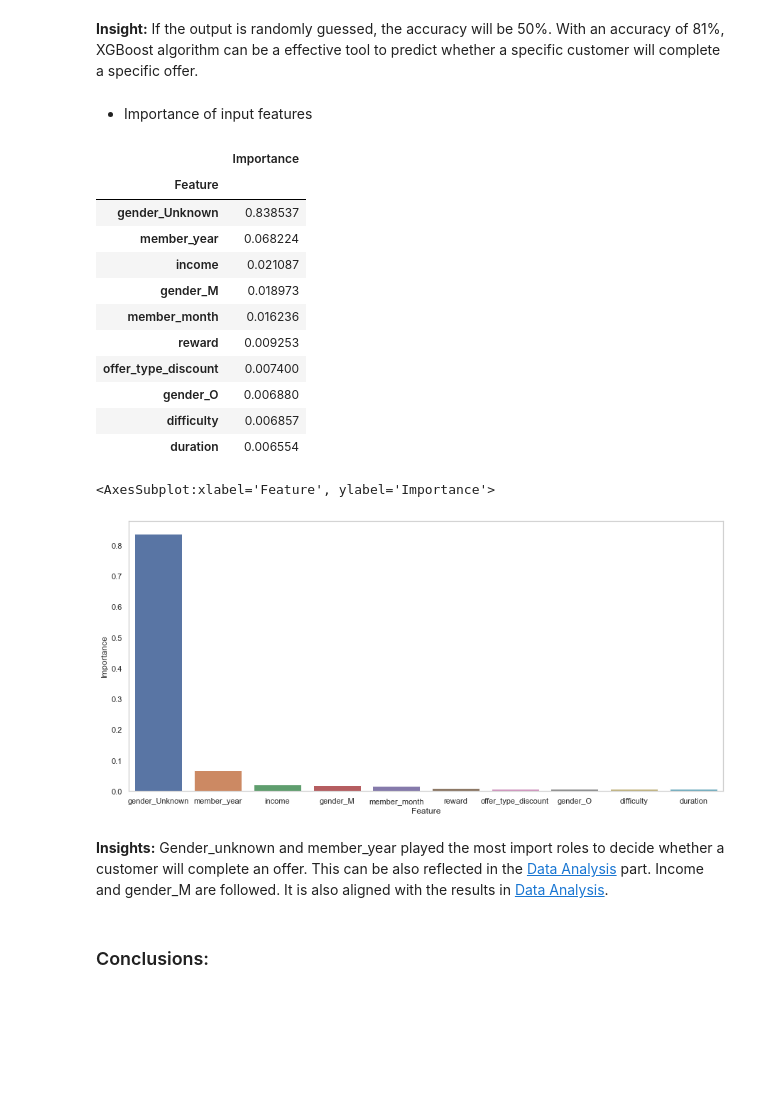
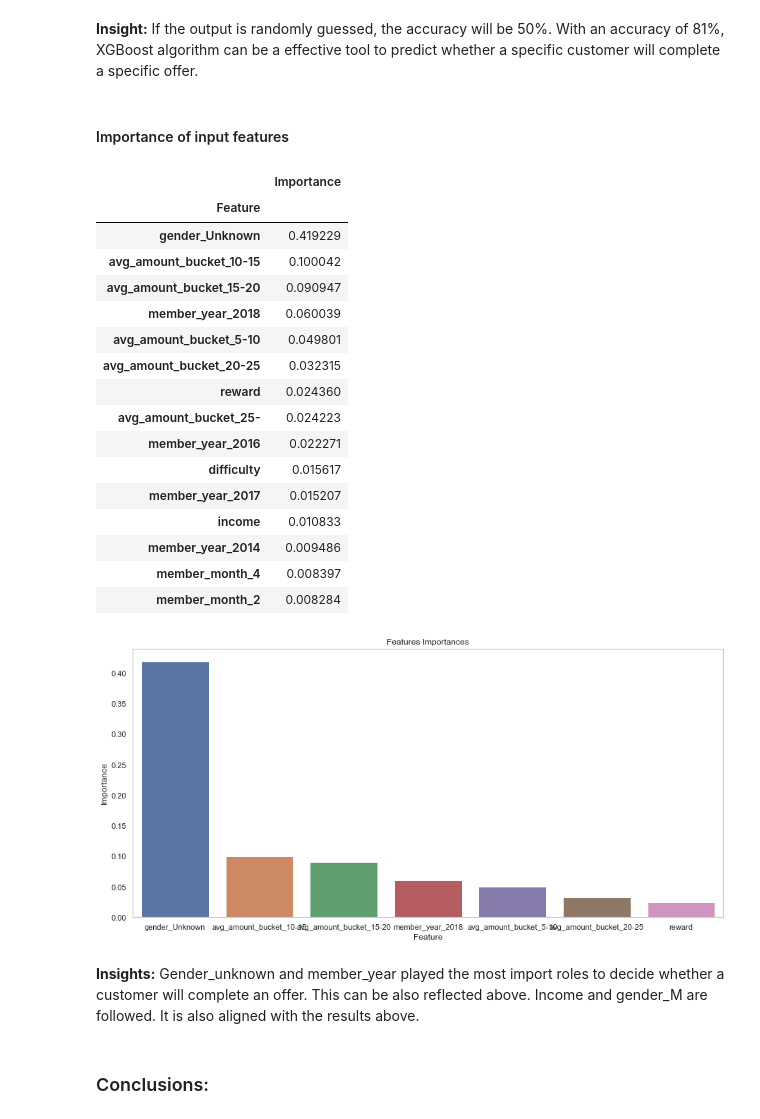
Before and after one commit to claudiazi/UdacityDataScientistNanoDegree, a Jupyter notebook: Projects/starbucks_capstone/Starbucks_Capstone_notebook.ipynb, the cells around one changed output. Cells and saved outputs as stored; diff of their text form; code cells hidden in the pictures; blank space fills up the shorter version.

```diff
--- a/Projects/starbucks_capstone/Starbucks_Capstone_notebook.ipynb
+++ b/Projects/starbucks_capstone/Starbucks_Capstone_notebook.ipynb
@@ -831,0 +958,13 @@ Parameters: { "enable_category" } might not be used.
+# %%
+from sklearn.preprocessing import MinMaxScaler
+
+norm = MinMaxScaler().fit(X_train)
+
+# transform training set
+X_train_norm = norm.transform(X_train)
+
+# transform test set
+X_test_norm = norm.transform(X_test)
+
+# transform the whole set
+X_norm = norm.transform(X)
@@ -831,0 +973,12 @@ Parameters: { "enable_category" } might not be used.
+# %%
+from numpy import mean
+from numpy import std
+from sklearn.datasets import make_classification
+from sklearn.model_selection import cross_val_score
+from sklearn.model_selection import RepeatedStratifiedKFold
+from sklearn.ensemble import RandomForestClassifier
+from sklearn.metrics import accuracy_score
+
+# Train RandomForest model
+model_rf = RandomForestClassifier(n_estimators = 200, min_samples_leaf=3, random_state=42)
+model_rf.fit(X_train_norm, Y_train)
@@ -831,0 +987,5 @@ Parameters: { "enable_category" } might not be used.
+# %%
+# Train XGBClassifier model
+from xgboost import XGBClassifier
+model_xgb = XGBClassifier(enable_category=True, random_state=42)
+model_xgb.fit(X_train_norm, Y_train)
@@ -867,0 +1020,7 @@ f1 score   0.882217
+# %%
+#baseline
+import numpy as np
+from sklearn.dummy import DummyClassifier
+dummy_clf = DummyClassifier(strategy="stratified", random_state=42)
+dummy_clf.fit(X, Y)
+dummy_clf.score(X, Y)
@@ -868,36 +1130,40 @@ f1 score   0.882217
 # %% [markdown]
 **Insight:** If the output is randomly guessed, the accuracy will be 50%. With an accuracy of 81%, XGBoost algorithm can be a effective tool to predict whether a specific customer will complete a specific offer.
 # %% [markdown]
-- Importance of input features
+#### Importance of input features
 # %%
 importances = pd.DataFrame({
     'Feature': X.columns,
-    'Importance': model.feature_importances_
+    'Importance': model_xgb.feature_importances_
 })
 importances = importances.sort_values(by='Importance', ascending=False)
 importances = importances.set_index('Feature')
-importances
+importances.head(15)
 # %% [output]
 |  | Importance |
 | Feature |  |
-| gender_Unknown | 0.838537 |
-| member_year | 0.068224 |
-| income | 0.021087 |
-| gender_M | 0.018973 |
-| member_month | 0.016236 |
-| reward | 0.009253 |
-| offer_type_discount | 0.007400 |
-| gender_O | 0.006880 |
-| difficulty | 0.006857 |
-| duration | 0.006554 |
+| gender_Unknown | 0.419229 |
+| avg_amount_bucket_10-15 | 0.100042 |
+| avg_amount_bucket_15-20 | 0.090947 |
+| member_year_2018 | 0.060039 |
+| avg_amount_bucket_5-10 | 0.049801 |
+| avg_amount_bucket_20-25 | 0.032315 |
+| reward | 0.024360 |
+| avg_amount_bucket_25- | 0.024223 |
+| member_year_2016 | 0.022271 |
+| difficulty | 0.015617 |
+| member_year_2017 | 0.015207 |
+| income | 0.010833 |
+| member_year_2014 | 0.009486 |
+| member_month_4 | 0.008397 |
+| member_month_2 | 0.008284 |
-# %%
-sns.barplot(data=importances.reset_index(level=0), x='Feature', y='Importance')
-# %% [output]
-<AxesSubplot:xlabel='Feature', ylabel='Importance'>
-[figure, removed]
+# %%
+plot(df=importances[:7].reset_index(level=0), plt_type='barplot',x_col='Feature', y_col='Importance', plt_title='Features Importances')
+# %% [output]
+[figure, added]
 # %% [markdown]
 **Insights:**
-Gender_unknown and member_year played the most import roles to decide whether a customer will complete an offer. This can be also reflected in the <a href="#Data Analysis">Data Analysis</a> part. Income and gender_M are followed. It is also aligned with the results in <a href="#Data Analysis">Data Analysis</a>.
+Gender_unknown and member_year played the most import roles to decide whether a customer will complete an offer. This can be also reflected above. Income and gender_M are followed. It is also aligned with the results above.
 # %% [markdown]
 ### Conclusions:
 # %% [markdown]
```
Also changed, not shown: parts of 131 cells of this notebook, 5 other files.
